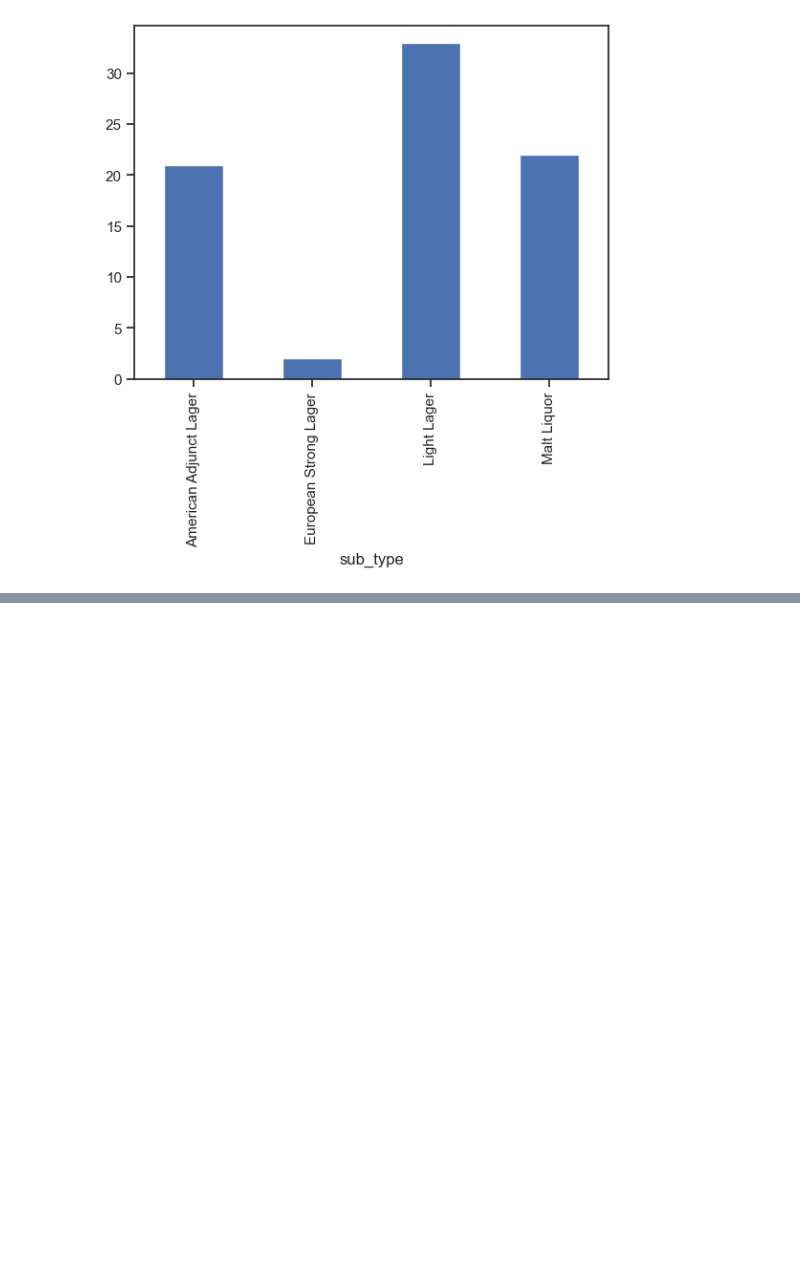
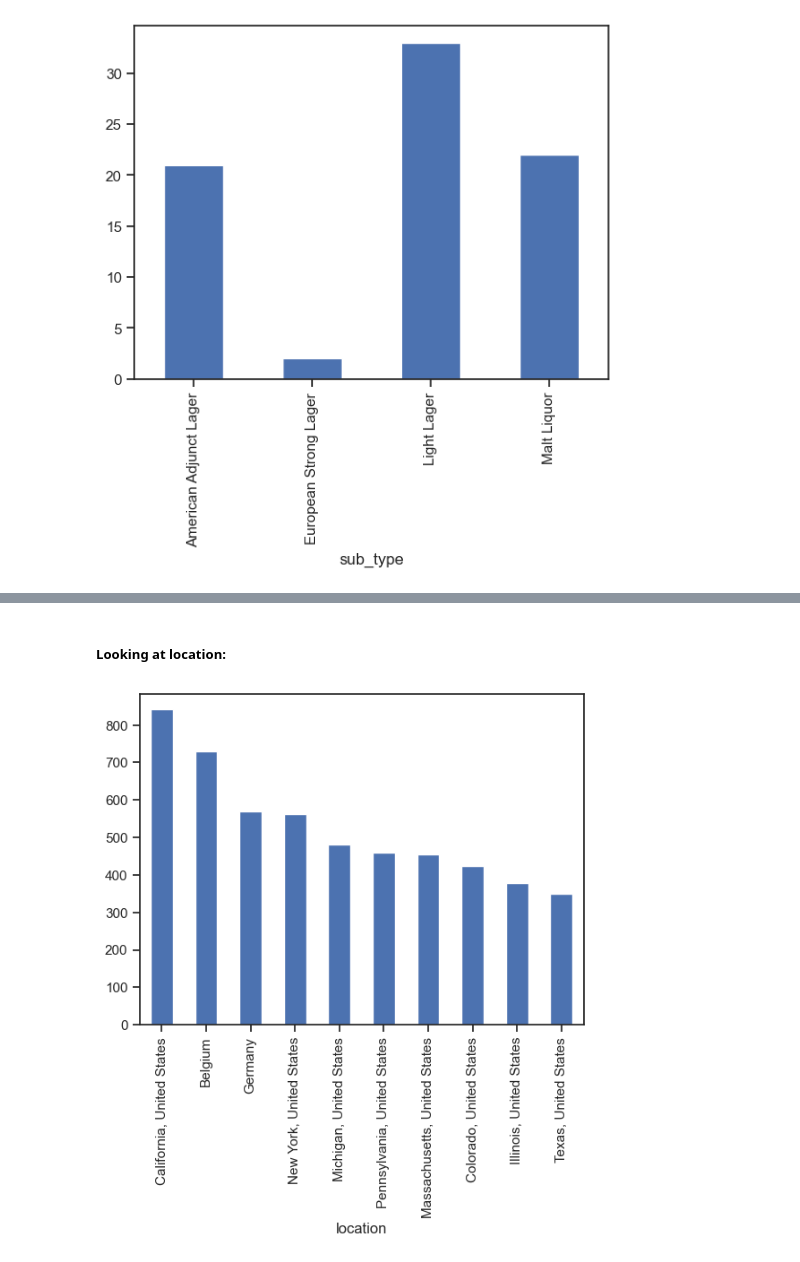
Before and after one commit to megyg6/sovereign-of-suds, a Jupyter notebook: notebooks/sov_beer_eda_2.ipynb, the cells around one changed output, grey strips where cells are left out. Saved outputs shown, nothing was run; the diff lists cells and outputs as text; code cells hidden in the pictures; blank space fills up the shorter version.

```diff
--- a/notebooks/sov_beer_eda_2.ipynb
+++ b/notebooks/sov_beer_eda_2.ipynb
@@ -233,0 +261,8 @@ ter_pale_lager.groupby('sub_type')['sub_type'].count().plot(kind='bar');
+# %% [markdown]
+##### Looking at location:
+# %%
+beer['location'].value_counts().head(10).plot(kind='bar');
+#california, usa and belgium have more beers endemic to it listed on the site
+# the us in general have more revied beers on the site, but the fact that germany and belgium are included is interesting
+# %% [output]
+[figure, added]
```
Also changed, not shown: parts of 18 cells of this notebook.
